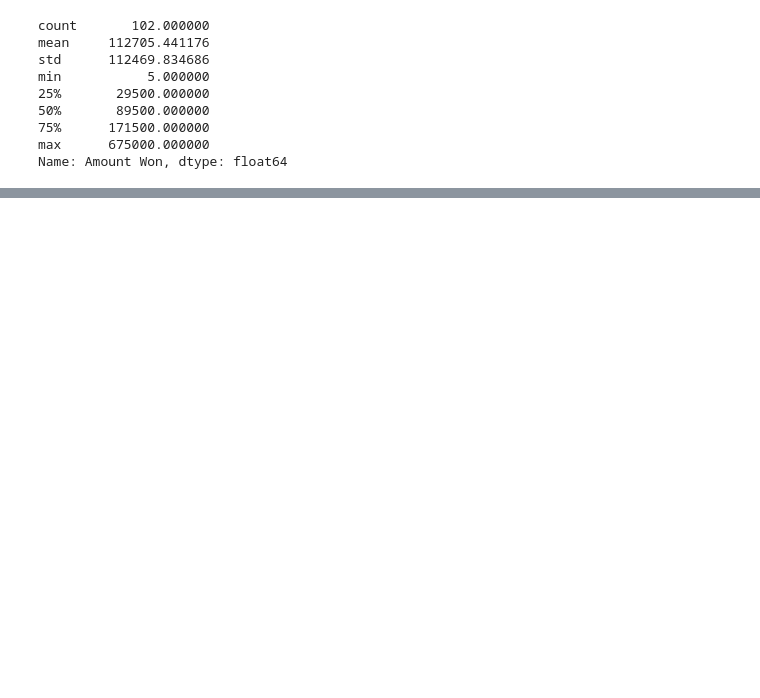
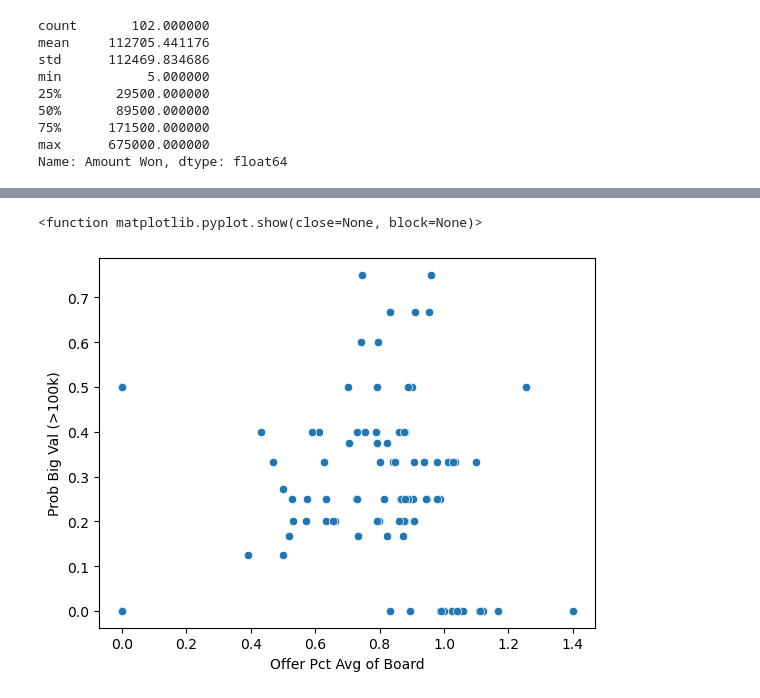
Before and after one commit to jjap2021/Poleto-SCE, a Jupyter notebook: Exploring the Data Set.ipynb, the cells around one changed output, grey strips where cells are left out. Drawn from its saved outputs; the diff is of its cells as text; code cells hidden in the pictures; blank space fills up the shorter version.

```diff
--- a/Exploring the Data Set.ipynb
+++ b/Exploring the Data Set.ipynb
@@ -84,0 +105,9 @@ Name: Amount Won, dtype: float64
+# %%
+sns.scatterplot(data=win, x='Offer Percent of Average', y='Probability of Big Value')
+plt.xlabel('Offer Pct Avg of Board')
+plt.ylabel('Prob Big Val (>100k)')
+
+plt.show
+# %% [output]
+<function matplotlib.pyplot.show(close=None, block=None)>
+[figure, added]
```
Also changed, not shown: parts of 4 cells of this notebook, 5 other files.
